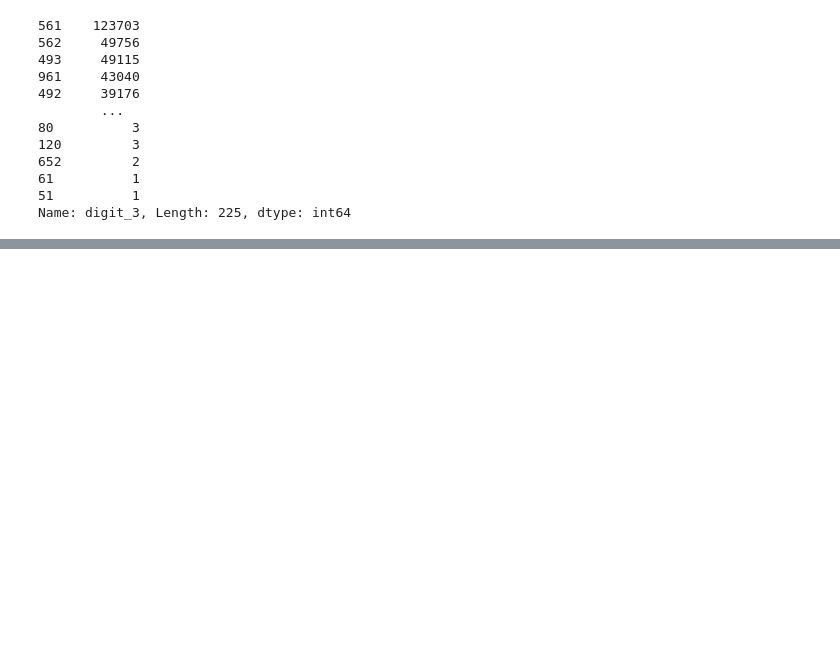
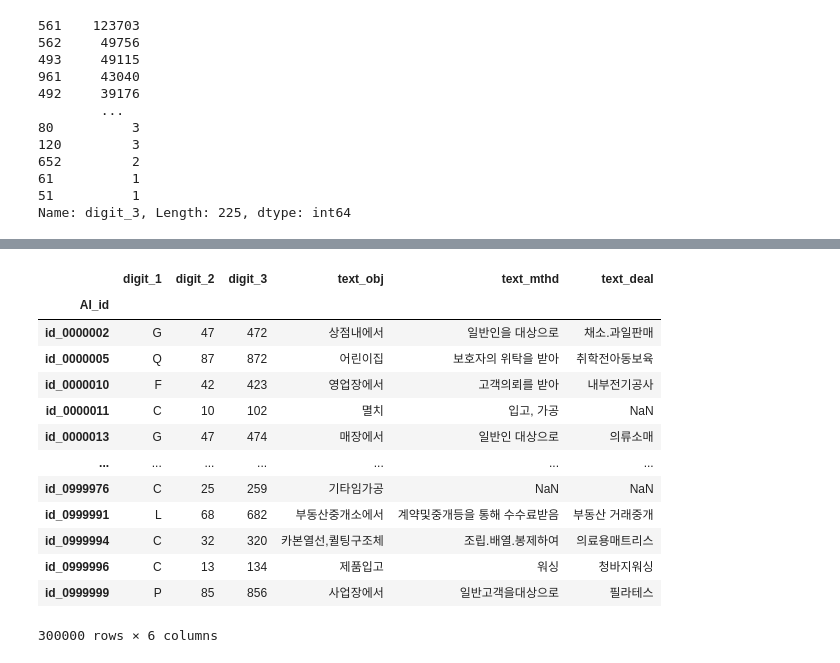
Before and after one commit to bwade9090/IndustrialClassification, a Jupyter notebook: Preprocessing.ipynb, the cells around one changed output, grey strips where cells are left out. Drawn from its saved outputs; the diff is of its cells as text; code cells hidden in the pictures; blank space fills up the shorter version.

```diff
--- a/Preprocessing.ipynb
+++ b/Preprocessing.ipynb
@@ -88,0 +103,17 @@ df_test = df_test.sort_index()
+# %%
+df_test
+# %% [output]
+|  | digit_1 | digit_2 | digit_3 | text_obj | text_mthd | text_deal |
+| AI_id |  |  |  |  |  |  |
+| id_0000002 | G | 47 | 472 | 상점내에서 | 일반인을 대상으로 | 채소.과일판매 |
+| id_0000005 | Q | 87 | 872 | 어린이집 | 보호자의 위탁을 받아 | 취학전아동보육 |
+| id_0000010 | F | 42 | 423 | 영업장에서 | 고객의뢰를 받아 | 내부전기공사 |
+| id_0000011 | C | 10 | 102 | 멸치 | 입고, 가공 | NaN |
+| id_0000013 | G | 47 | 474 | 매장에서 | 일반인 대상으로 | 의류소매 |
+| ... | ... | ... | ... | ... | ... | ... |
+| id_0999976 | C | 25 | 259 | 기타임가공 | NaN | NaN |
+| id_0999991 | L | 68 | 682 | 부동산중개소에서 | 계약및중개등을 통해 수수료받음 | 부동산 거래중개 |
+| id_0999994 | C | 32 | 320 | 카본열선,퀼팅구조체 | 조립.배열.봉제하여 | 의료용매트리스 |
+| id_0999996 | C | 13 | 134 | 제품입고 | 워싱 | 청바지워싱 |
+| id_0999999 | P | 85 | 856 | 사업장에서 | 일반고객을대상으로 | 필라테스 |
+300000 rows × 6 columns
```
Also changed, not shown: parts of 68 cells of this notebook, 6 other files.
